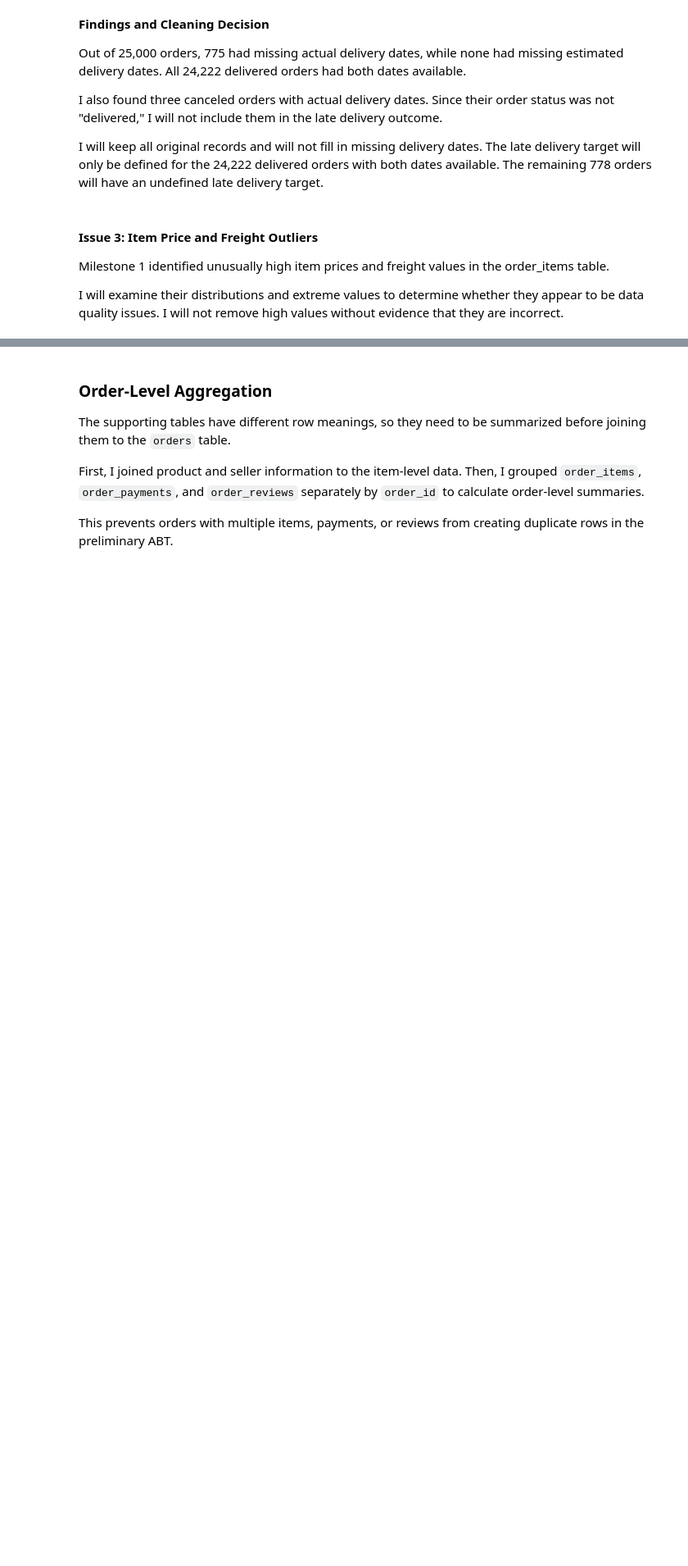
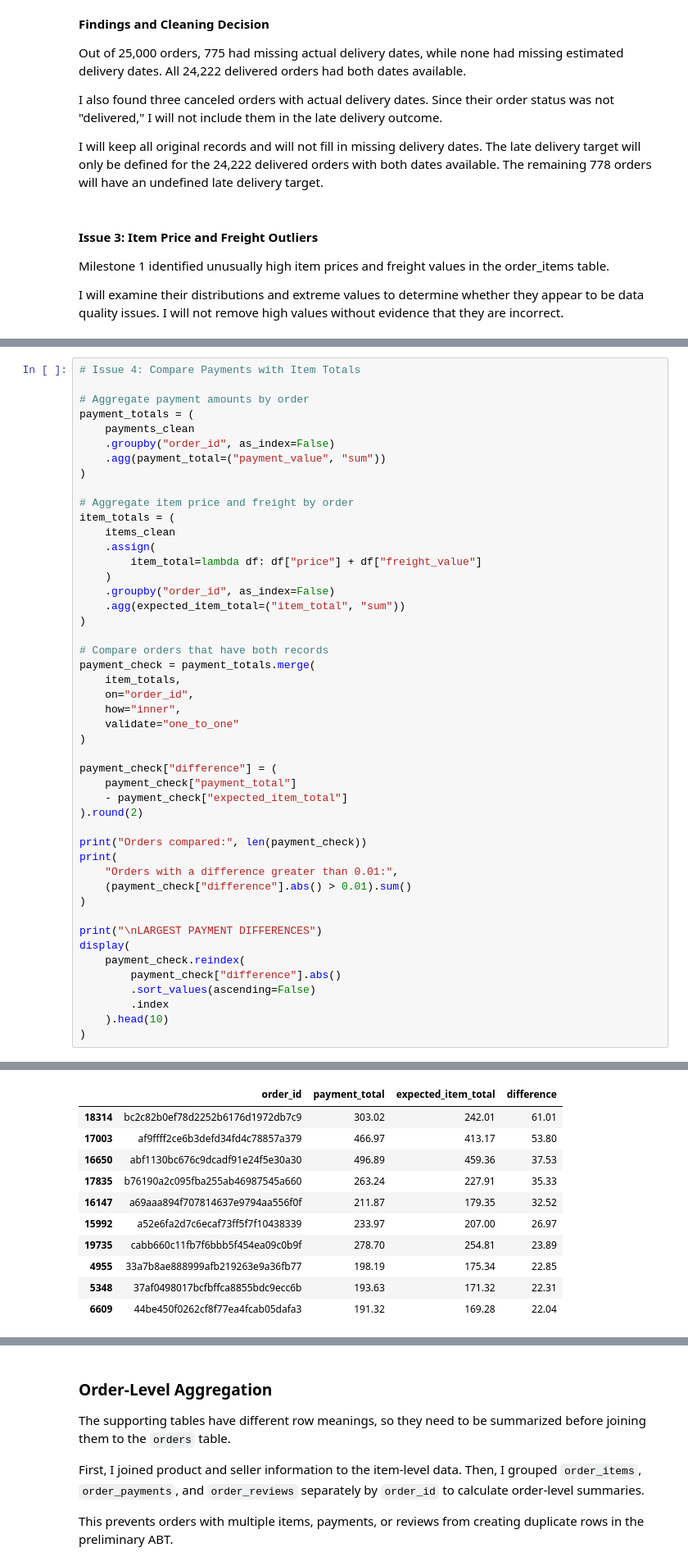
Before and after one commit to Jade-Jung/ban6003-project-option-2-hyejung-jung, a Jupyter notebook: notebooks/olist_project_starter.ipynb, the cells around one changed output, grey strips where cells are left out. Shown at 82% size. Saved outputs shown, nothing was run; the diff lists cells and outputs as text; blank space fills up the shorter version.

```diff
--- a/notebooks/olist_project_starter.ipynb
+++ b/notebooks/olist_project_starter.ipynb
@@ -1825,0 +1928,48 @@ TOP 10 FREIGHT VALUES
+# %%
+# Issue 4: Compare Payments with Item Totals
+
+# Aggregate payment amounts by order
+payment_totals = (
+    payments_clean
+    .groupby("order_id", as_index=False)
+    .agg(payment_total=("payment_value", "sum"))
+)
+
+# Aggregate item price and freight by order
+item_totals = (
+    items_clean
+    .assign(
+        item_total=lambda df: df["price"] + df["freight_value"]
+    )
+    .groupby("order_id", as_index=False)
+    .agg(expected_item_total=("item_total", "sum"))
+)
+
+# Compare orders that have both records
+payment_check = payment_totals.merge(
+    item_totals,
+    on="order_id",
+    how="inner",
+    validate="one_to_one"
+)
+
+payment_check["difference"] = (
+    payment_check["payment_total"]
+    - payment_check["expected_item_total"]
+).round(2)
+
+print("Orders compared:", len(payment_check))
+print(
+    "Orders with a difference greater than 0.01:",
+    (payment_check["difference"].abs() > 0.01).sum()
+)
+
+print("\nLARGEST PAYMENT DIFFERENCES")
+display(
+    payment_check.reindex(
+        payment_check["difference"].abs()
+        .sort_values(ascending=False)
+        .index
+    ).head(10)
+)
+# %% [output]
@@ -1825,0 +1980,11 @@ TOP 10 FREIGHT VALUES
+|  | order_id | payment_total | expected_item_total | difference |
+| 18314 | bc2c82b0ef78d2252b6176d1972db7c9 | 303.02 | 242.01 | 61.01 |
+| 17003 | af9ffff2ce6b3defd34fd4c78857a379 | 466.97 | 413.17 | 53.80 |
+| 16650 | abf1130bc676c9dcadf91e24f5e30a30 | 496.89 | 459.36 | 37.53 |
+| 17835 | b76190a2c095fba255ab46987545a660 | 263.24 | 227.91 | 35.33 |
+| 16147 | a69aaa894f707814637e9794aa556f0f | 211.87 | 179.35 | 32.52 |
+| 15992 | a52e6fa2d7c6ecaf73ff5f7f10438339 | 233.97 | 207.00 | 26.97 |
+| 19735 | cabb660c11fb7f6bbb5f454ea09c0b9f | 278.70 | 254.81 | 23.89 |
+| 4955 | 33a7b8ae888999afb219263e9a36fb77 | 198.19 | 175.34 | 22.85 |
+| 5348 | 37af0498017bcfbffca8855bdc9ecc6b | 193.63 | 171.32 | 22.31 |
+| 6609 | 44be450f0262cf8f77ea4fcab05dafa3 | 191.32 | 169.28 | 22.04 |
```
Also changed, not shown: parts of 8 cells of this notebook.
